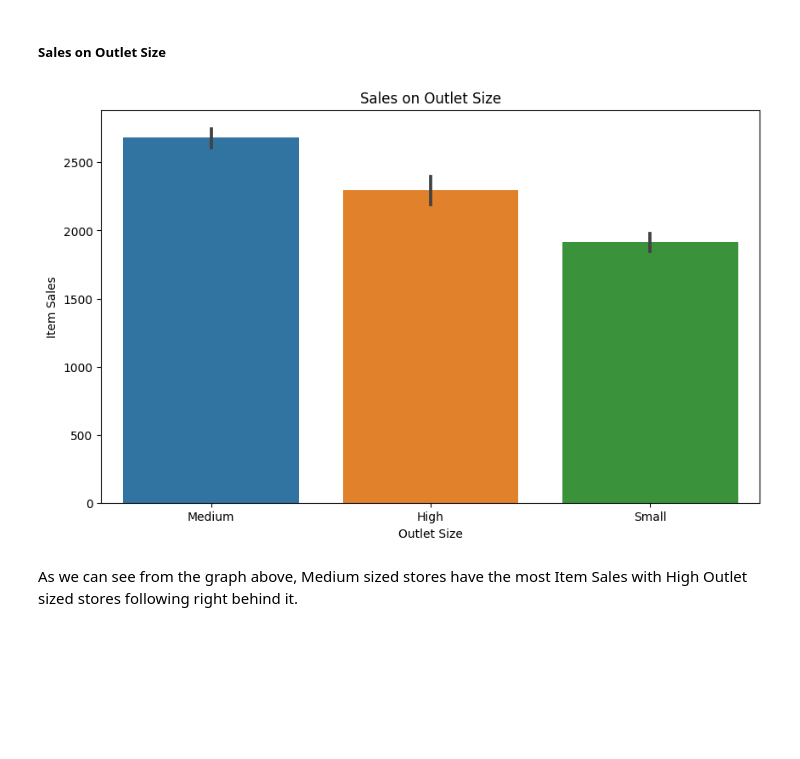
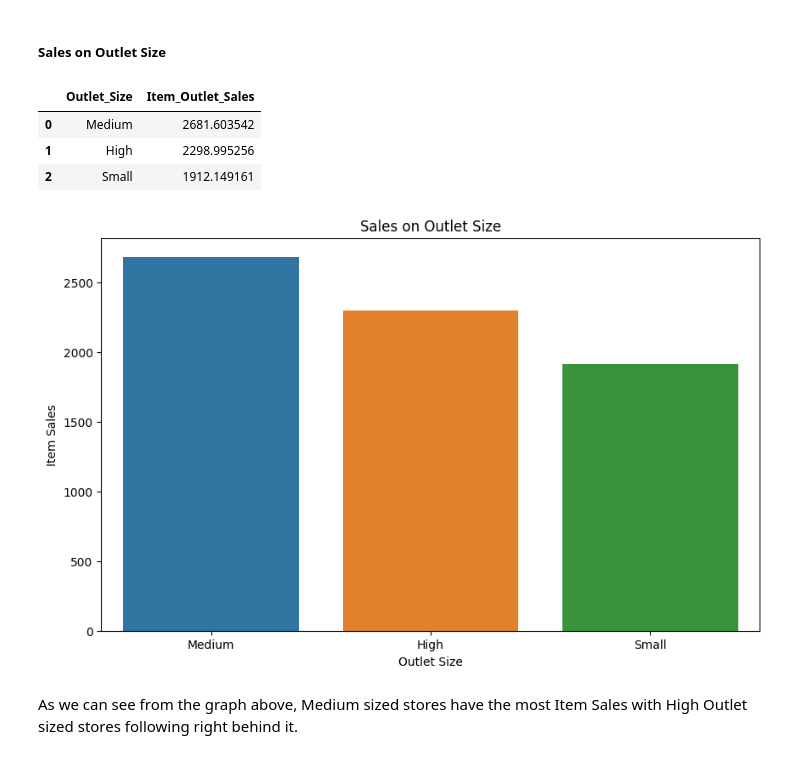
Before and after one commit to chrishunt11/Sales-Prediction-Model, a Jupyter notebook: Prediction_of_Product_Sales.ipynb, the cells around one changed output. Cells and saved outputs as stored; diff of their text form; code cells hidden in the pictures; blank space fills up the shorter version.

```diff
--- a/Prediction_of_Product_Sales.ipynb
+++ b/Prediction_of_Product_Sales.ipynb
@@ -569,18 +569,29 @@ ax.set_title('Sales on Low fat vs Regular per Oulet Location Type');
 As we can see from above the Sales per Fat Content does not vary much along with the Outlet Location Type.
 # %% [markdown]
 ##### Sales on Outlet Size
+# %%
+# checking out the sales per outlet size
+df.groupby('Outlet_Size')['Item_Outlet_Sales'].mean().sort_values(ascending=False).reset_index()
+# %% [output]
+|  | Outlet_Size | Item_Outlet_Sales |
+| 0 | Medium | 2681.603542 |
+| 1 | High | 2298.995256 |
+| 2 | Small | 1912.149161 |
 # %%
+# using groupby to find the average sale per item type
+average_sale_per_size = df.groupby('Outlet_Size')['Item_Outlet_Sales'].mean().sort_values(ascending=False).reset_index()
+
 # changing the size of the figure
 plt.figure(figsize=(10, 6))
 
 # creating a barplot
-ax = sns.barplot(data=df, x='Outlet_Size', y='Item_Outlet_Sales')
+ax = sns.barplot(data=average_sale_per_size, x='Outlet_Size', y='Item_Outlet_Sales')
 
 # changing the xlabel, ylabel, and title
 ax.set_xlabel('Outlet Size')
 ax.set_ylabel('Item Sales')
 ax.set_title('Sales on Outlet Size');
 # %% [output]
-[figure, old version]
+[figure, new version]
 # %% [markdown]
 As we can see from the graph above, Medium sized stores have the most Item Sales with High Outlet sized stores following right behind it.
```
Also changed, not shown: parts of 8 cells of this notebook.
